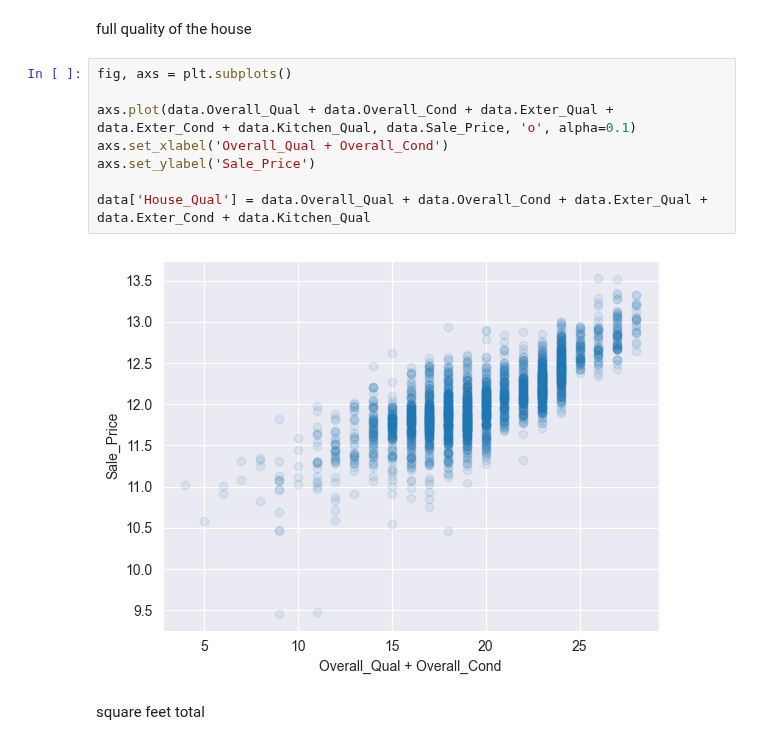
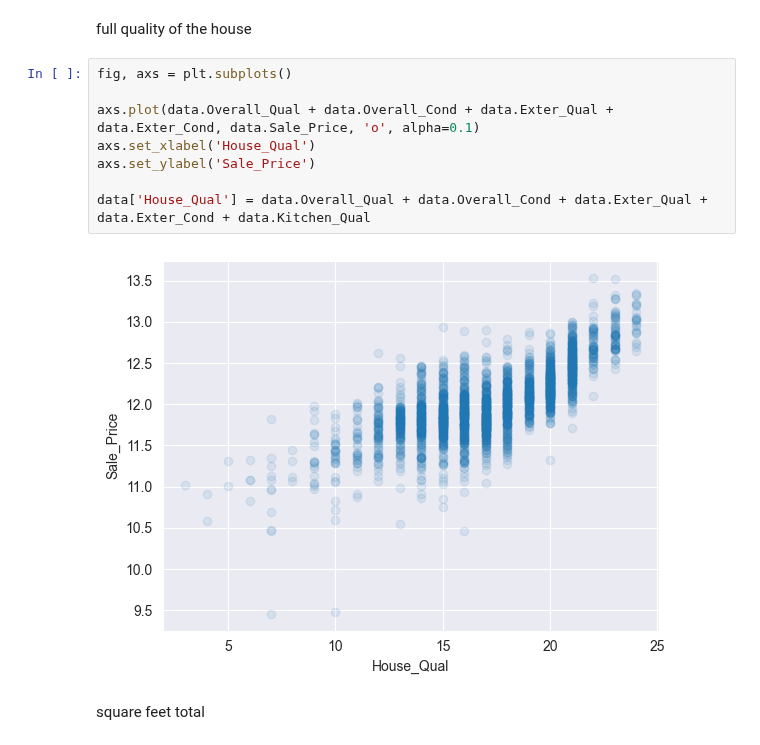
Before and after one commit to davide-tonetto-884585/House-Sale-Price-Prediction, a Jupyter notebook: data-engineering.ipynb, the cells around one changed output. Drawn from its saved outputs; the diff is of its cells as text.

```diff
--- a/data-engineering.ipynb
+++ b/data-engineering.ipynb
@@ -165,13 +165,13 @@ full quality of the house
 # %%
 fig, axs = plt.subplots()
 
-axs.plot(data.Overall_Qual + data.Overall_Cond + data.Exter_Qual + data.Exter_Cond + data.Kitchen_Qual, data.Sale_Price, 'o', alpha=0.1)
-axs.set_xlabel('Overall_Qual + Overall_Cond')
+axs.plot(data.Overall_Qual + data.Overall_Cond + data.Exter_Qual + data.Exter_Cond, data.Sale_Price, 'o', alpha=0.1)
+axs.set_xlabel('House_Qual')
 axs.set_ylabel('Sale_Price')
 
 data['House_Qual'] = data.Overall_Qual + data.Overall_Cond + data.Exter_Qual + data.Exter_Cond + data.Kitchen_Qual
 # %% [output]
-[figure, old version]
+[figure, new version]
 # %% [markdown]
 square feet total
 # %%
```
Also changed, not shown: parts of 15 cells of this notebook, 7 other files.
